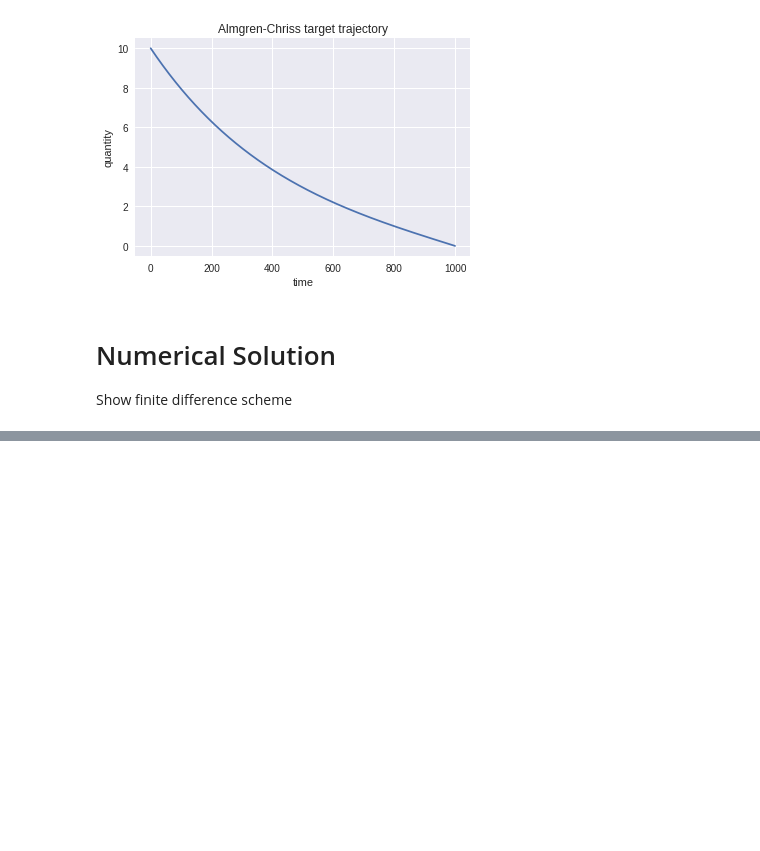
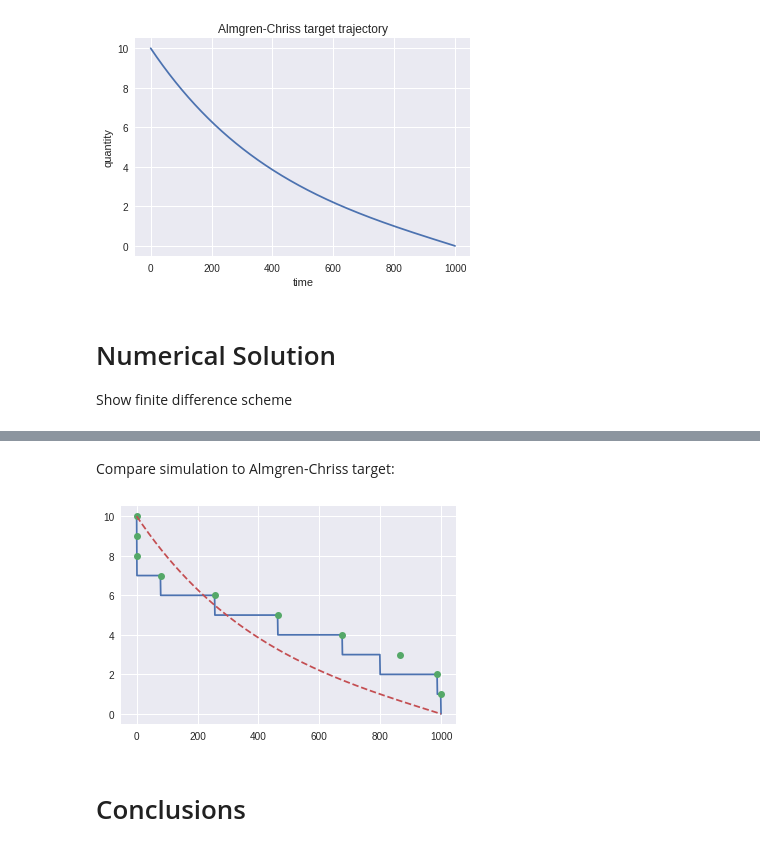
Before and after one commit to ethansbrown/jupyter-notebook-slides, a Jupyter notebook: lomo.ipynb, the cells around one changed output, grey strips where cells are left out. Drawn from its saved outputs; the diff is of its cells as text; code cells hidden in the pictures; blank space fills up the shorter version.

```diff
--- a/lomo.ipynb
+++ b/lomo.ipynb
@@ -198,0 +253,11 @@ for i in range(len(mo) - 1):
+# %% [markdown]
+Compare simulation to Almgren-Chriss target:
+# %%
+q[0]=Q;
+plt.plot(q);
+plt.plot(mo, range(1, Q+1), 'o');
+plt.plot(q_ac, '--');
+# %% [output]
+[figure, added]
+# %% [markdown]
+# Conclusions
```
Also changed, not shown: parts of 7 cells of this notebook.
